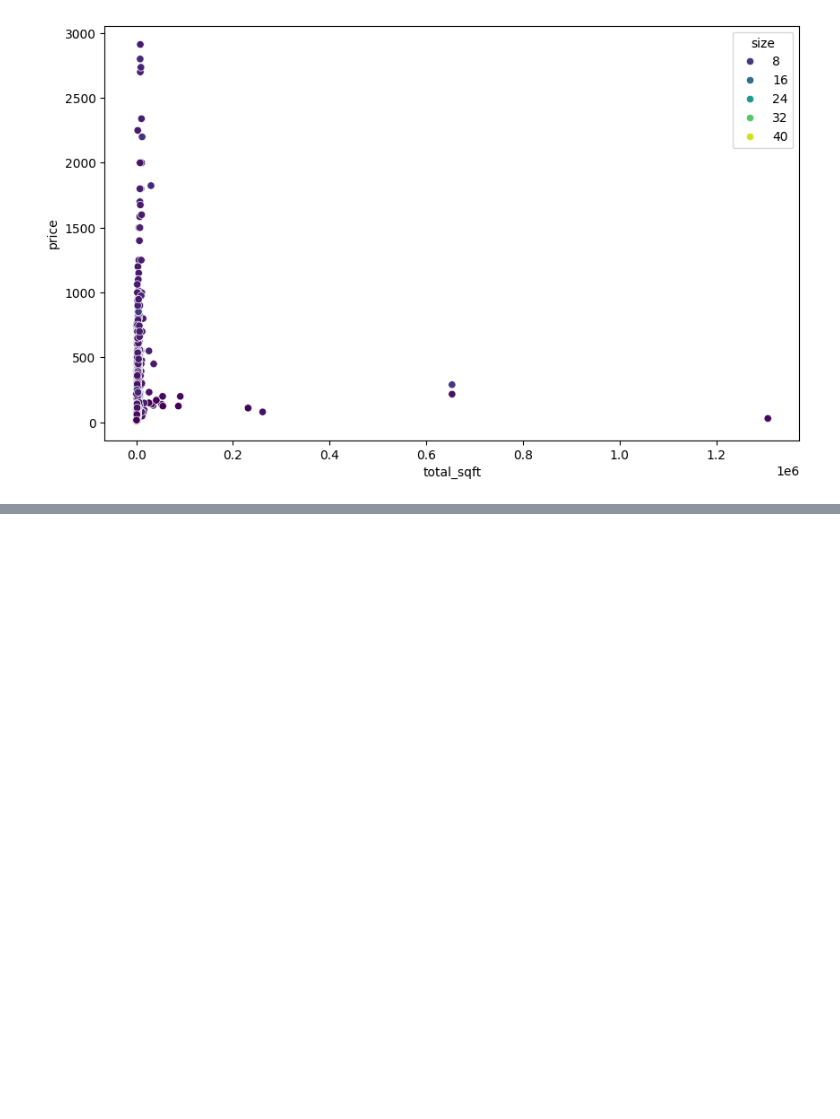
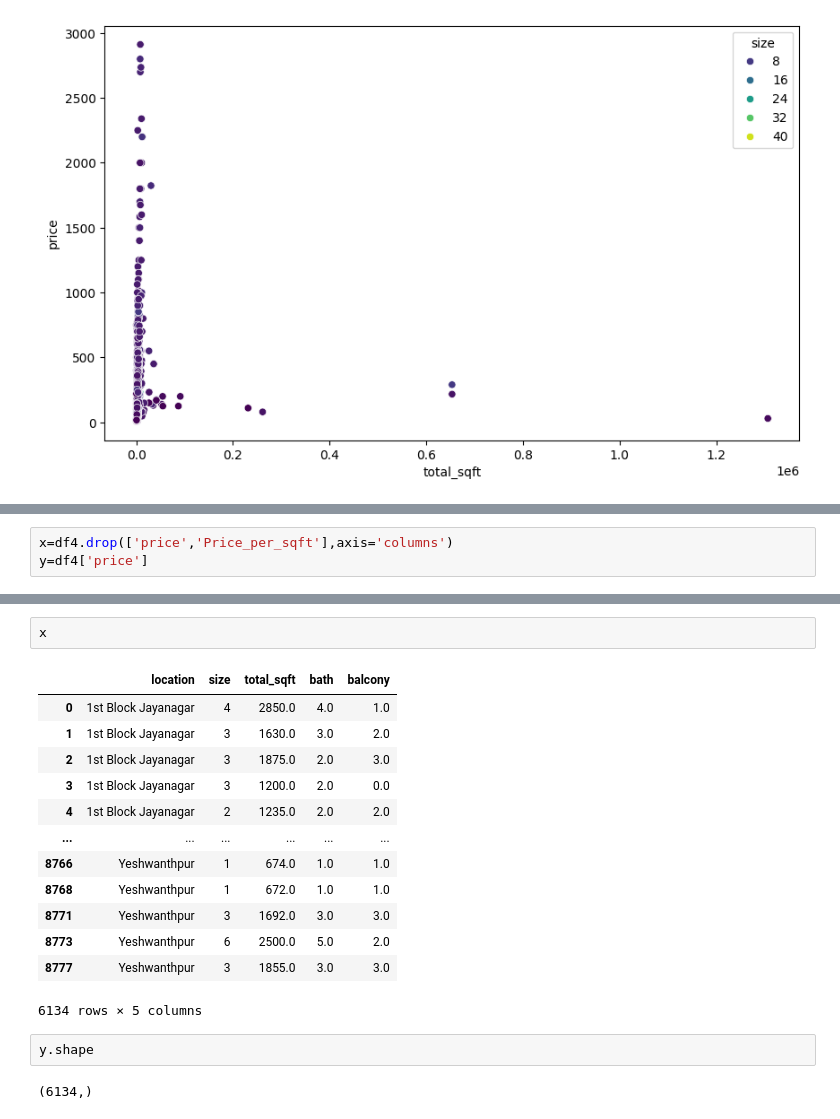
Before and after one commit to SSarkar-1/Bangalore-Home-Price-Prediction, a Jupyter notebook: BLR.ipynb, the cells around one changed output, grey strips where cells are left out. Saved outputs shown, nothing was run; the diff lists cells and outputs as text; blank space fills up the shorter version.

```diff
--- a/BLR.ipynb
+++ b/BLR.ipynb
@@ -499,0 +507,3 @@ sns.scatterplot(x='total_sqft', y='price', hue='size', data=df, palette='viridis
+# %%
+x=df4.drop(['price','Price_per_sqft'],axis='columns')
+y=df4['price']
@@ -499,0 +514,20 @@ sns.scatterplot(x='total_sqft', y='price', hue='size', data=df, palette='viridis
+# %%
+x
+# %% [output]
+|  | location | size | total_sqft | bath | balcony |
+| 0 | 1st Block Jayanagar | 4 | 2850.0 | 4.0 | 1.0 |
+| 1 | 1st Block Jayanagar | 3 | 1630.0 | 3.0 | 2.0 |
+| 2 | 1st Block Jayanagar | 3 | 1875.0 | 2.0 | 3.0 |
+| 3 | 1st Block Jayanagar | 3 | 1200.0 | 2.0 | 0.0 |
+| 4 | 1st Block Jayanagar | 2 | 1235.0 | 2.0 | 2.0 |
+| ... | ... | ... | ... | ... | ... |
+| 8766 | Yeshwanthpur | 1 | 674.0 | 1.0 | 1.0 |
+| 8768 | Yeshwanthpur | 1 | 672.0 | 1.0 | 1.0 |
+| 8771 | Yeshwanthpur | 3 | 1692.0 | 3.0 | 3.0 |
+| 8773 | Yeshwanthpur | 6 | 2500.0 | 5.0 | 2.0 |
+| 8777 | Yeshwanthpur | 3 | 1855.0 | 3.0 | 3.0 |
+6134 rows × 5 columns
+# %%
+y.shape
+# %% [output]
+(6134,)
```
Also changed, not shown: parts of 6 cells of this notebook.
